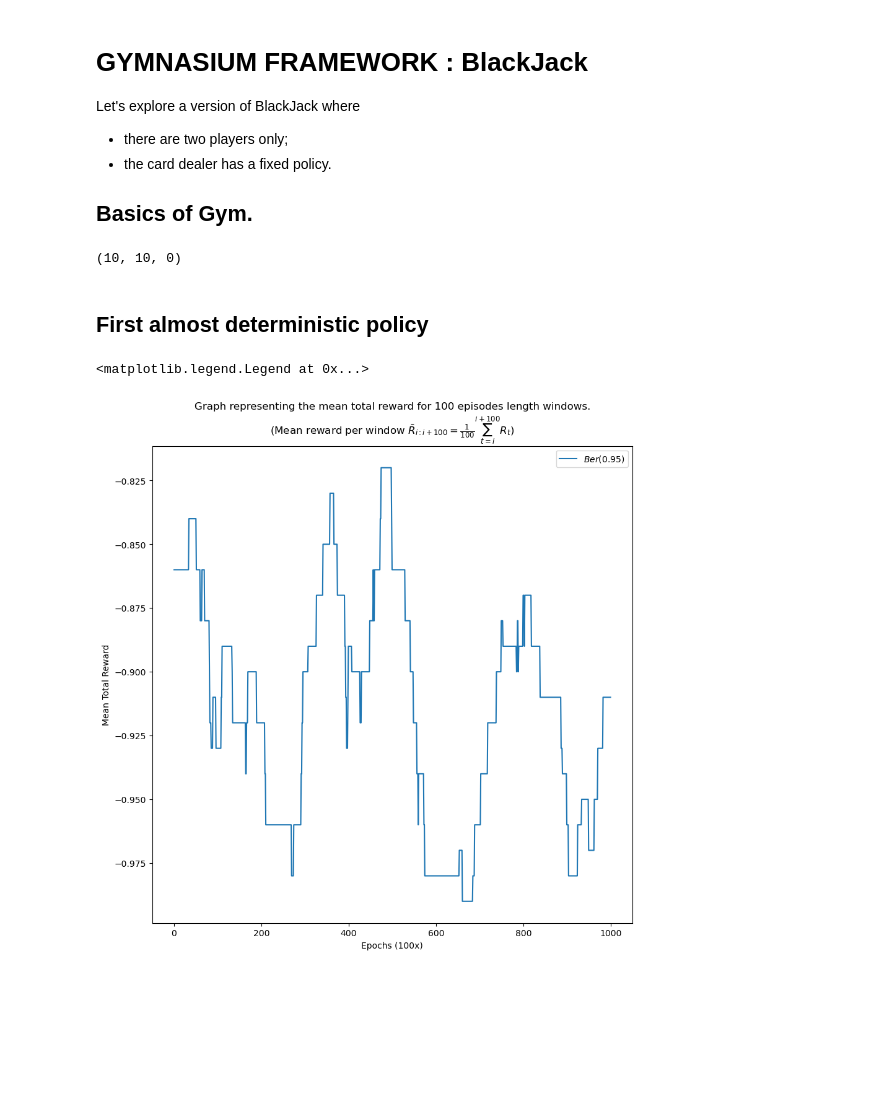
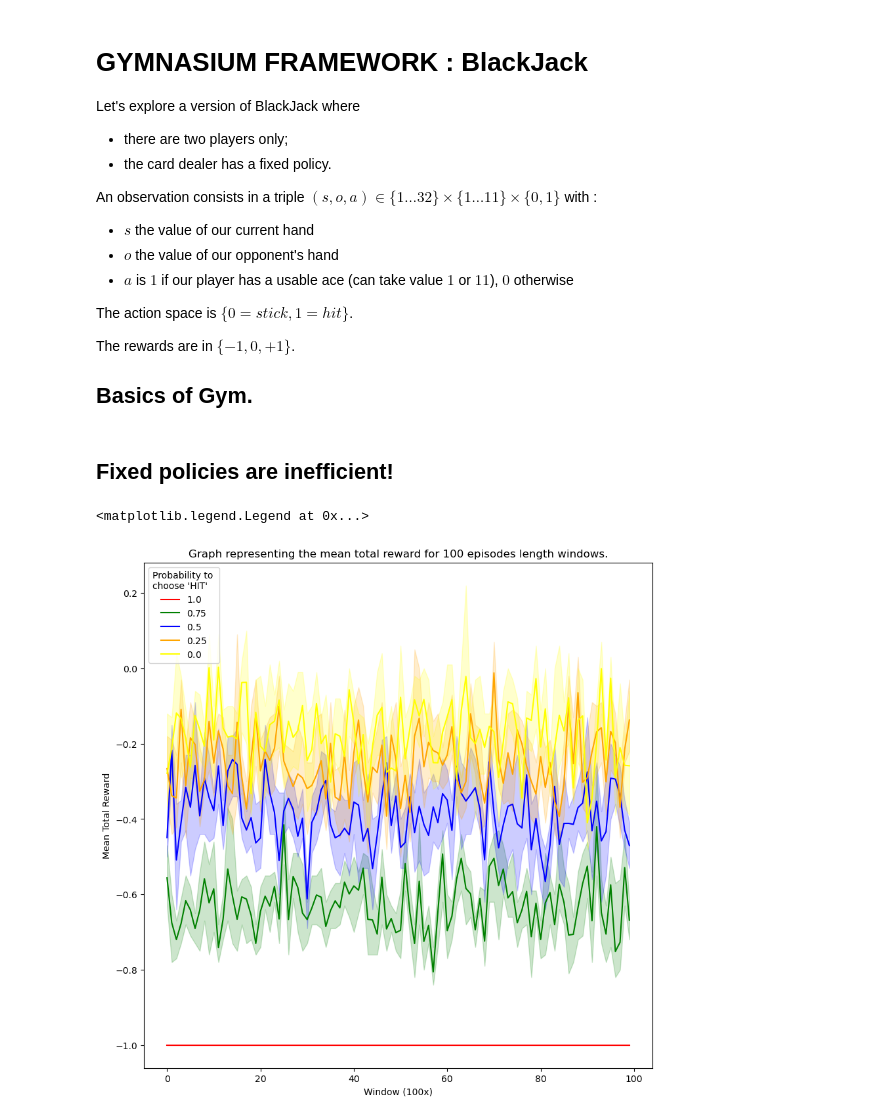
Before and after one commit to operiana/Reinforcement-Learning-Applications, a Jupyter notebook: blackjack/blackjack.ipynb, the cells around one changed output. Saved outputs shown, nothing was run; the diff lists cells and outputs as text; code cells hidden in the pictures; blank space fills up the shorter version.

```diff
--- a/blackjack/blackjack.ipynb
+++ b/blackjack/blackjack.ipynb
@@ -11,17 +17,22 @@ Let's explore a version of BlackJack where
 - there are two players only;
 - the card dealer has a fixed policy.
 
+An observation consists in a triple $(s, o, a) \in \{1\dots32\}\times \{1\dots11\} \times \{0, 1\}$ with :
+- $s$ the value of our current hand
+- $o$ the value of our opponent's hand
+- $a$ is $1$ if our player has a usable ace (can take value $1$ or $11$), $0$ otherwise
+
+The action space is $\{0 = stick, 1 = hit\}$.
+
+The rewards are in $\{-1, 0, +1\}$.
+
 ## Basics of Gym.
 # %%
-# First make a new environment choising the desired game and a render_mode ('human' means there will be a pygame window displaying the game states)
+# First make a new environment choising the desired game and a render_mode ('human' means there will be a pygame window displaying the game states, 'rgb_array' removes display)
 env = gym.make('Blackjack-v1', render_mode = 'rgb_array')
 
 # Before starting any episode, reset the env to create a new initial step
 observation, info = env.reset()
-
-observation
-# %% [output]
-(10, 10, 0)
 # %% [markdown]
-## First almost deterministic policy
+## Fixed policies are inefficient!
 # %%
@@ -69,17 +74,26 @@ fd.close()
 # %%
 # Display the mean over the last 100 episodes
 fig, ax = plt.subplots(1, 1, figsize = (10, 10))
 
-support = np.arange(0, max_episode // 100)
-image = np.array([total_reward[i:i+100].mean() for i in support])
+support = np.arange(0, N_EPISODES // 100)
 
-ax.set_xlabel("Epochs (100x)")
-ax.set_ylabel("Mean Total Reward")
-ax.set_title("Graph representing the mean total reward for 100 episodes length windows.\n" + r"(Mean reward per window $ \bar{R}_{i:i+100} = \frac{1}{100} \sum_{t = i}^{i + 100} R_t$)")
+colors = ["red", "green", "blue", "orange", "yellow"]
+for index_distribution, distribution in enumerate(probability_distributions):
+    current_color = colors[index_distribution]
 
-ax.plot(support, image, label = r"$Ber(0.95)$")
+    image = np.array([total_reward[index_distribution, :,i:i+100].mean(axis = 1) for i in support])
 
-ax.legend()
+    y_min = image.min(axis = 0)
+    y_max = image.max(axis = 0)
+
+    ax.set_xlabel("Window (100x)")
+    ax.set_ylabel("Mean Total Reward")
+    ax.set_title("Graph representing the mean total reward for 100 episodes length windows.")
+
+    ax.fill_between(support, y_min, y_max, alpha = .2, color = current_color)
+    ax.plot(support, image.mean(axis = 0), label = f"${distribution[1]}$", color = current_color)
+
+ax.legend(title = "Probability to \nchoose 'HIT'")
 # %% [output]
 <matplotlib.legend.Legend at 0x...>
-[figure, old version]
+[figure, new version]
```
Also changed, not shown: parts of 4 cells of this notebook.
